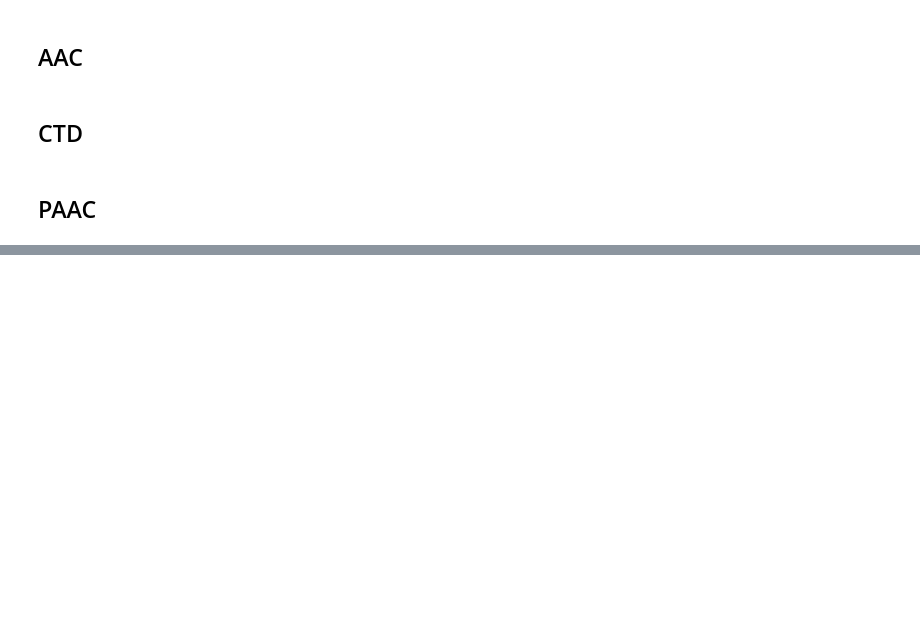
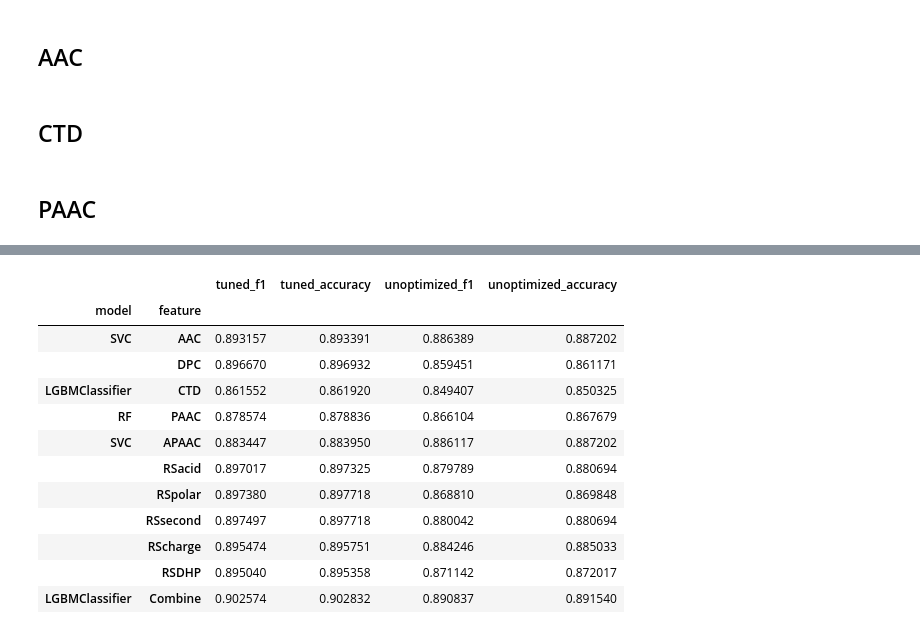
Before and after one commit to DevinDeSilva/DruggableProtienPrediction, a Jupyter notebook: hyperparameter_vizualization.ipynb, the cells around one changed output, grey strips where cells are left out. Drawn from its saved outputs; the diff is of its cells as text; code cells hidden in the pictures; blank space fills up the shorter version.

```diff
--- a/hyperparameter_vizualization.ipynb
+++ b/hyperparameter_vizualization.ipynb
@@ -82,0 +155,16 @@ optuna.visualization.plot_contour(study, params=['n_estimators', 'max_depth'])
+# %%
+compare
+# %% [output]
+|  |  | tuned_f1 | tuned_accuracy | unoptimized_f1 | unoptimized_accuracy |
+| model | feature |  |  |  |  |
+| SVC | AAC | 0.893157 | 0.893391 | 0.886389 | 0.887202 |
+|  | DPC | 0.896670 | 0.896932 | 0.859451 | 0.861171 |
+| LGBMClassifier | CTD | 0.861552 | 0.861920 | 0.849407 | 0.850325 |
+| RF | PAAC | 0.878574 | 0.878836 | 0.866104 | 0.867679 |
+| SVC | APAAC | 0.883447 | 0.883950 | 0.886117 | 0.887202 |
+|  | RSacid | 0.897017 | 0.897325 | 0.879789 | 0.880694 |
+|  | RSpolar | 0.897380 | 0.897718 | 0.868810 | 0.869848 |
+|  | RSsecond | 0.897497 | 0.897718 | 0.880042 | 0.880694 |
+|  | RScharge | 0.895474 | 0.895751 | 0.884246 | 0.885033 |
+|  | RSDHP | 0.895040 | 0.895358 | 0.871142 | 0.872017 |
+| LGBMClassifier | Combine | 0.902574 | 0.902832 | 0.890837 | 0.891540 |
```
Also changed, not shown: parts of 6 cells of this notebook, 52 other files.
